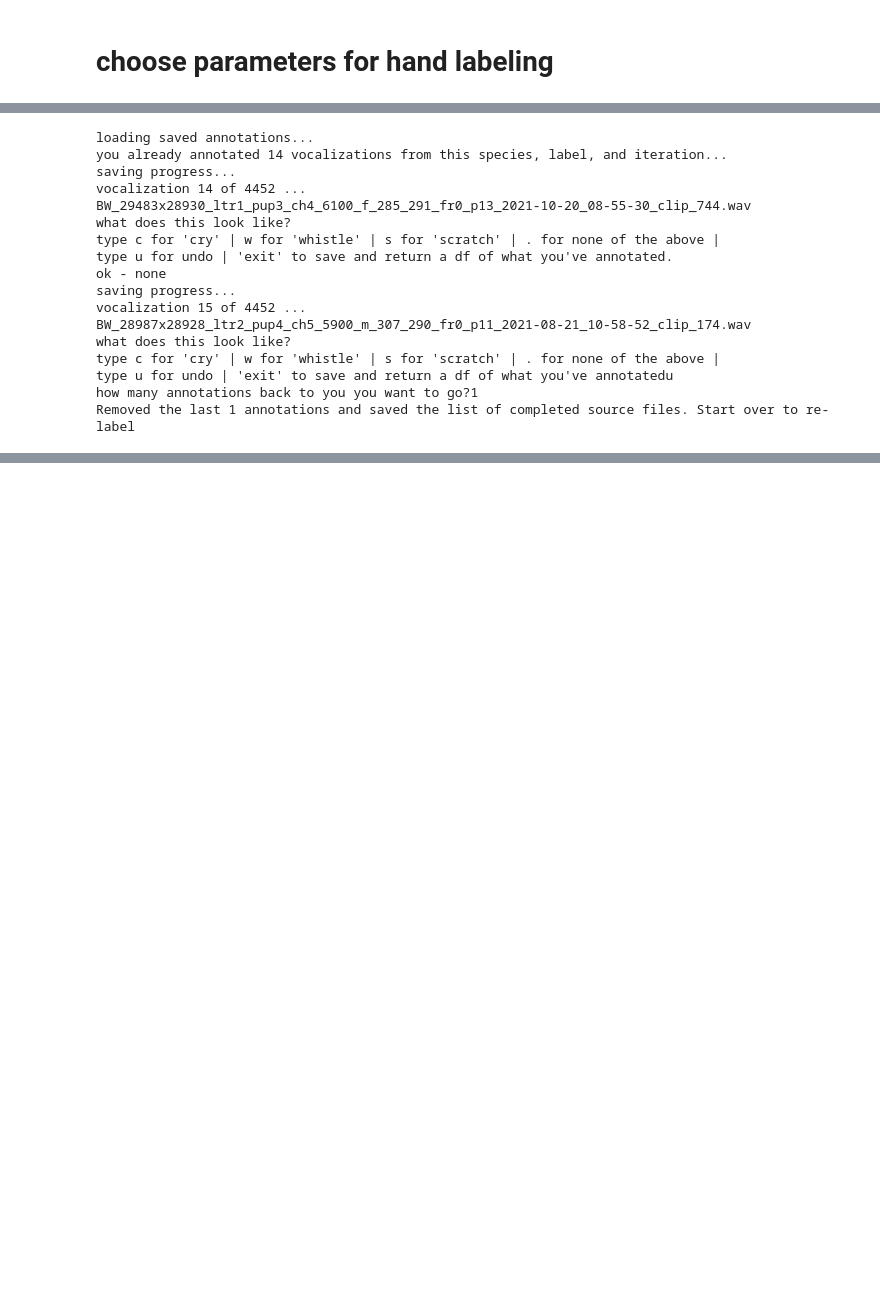
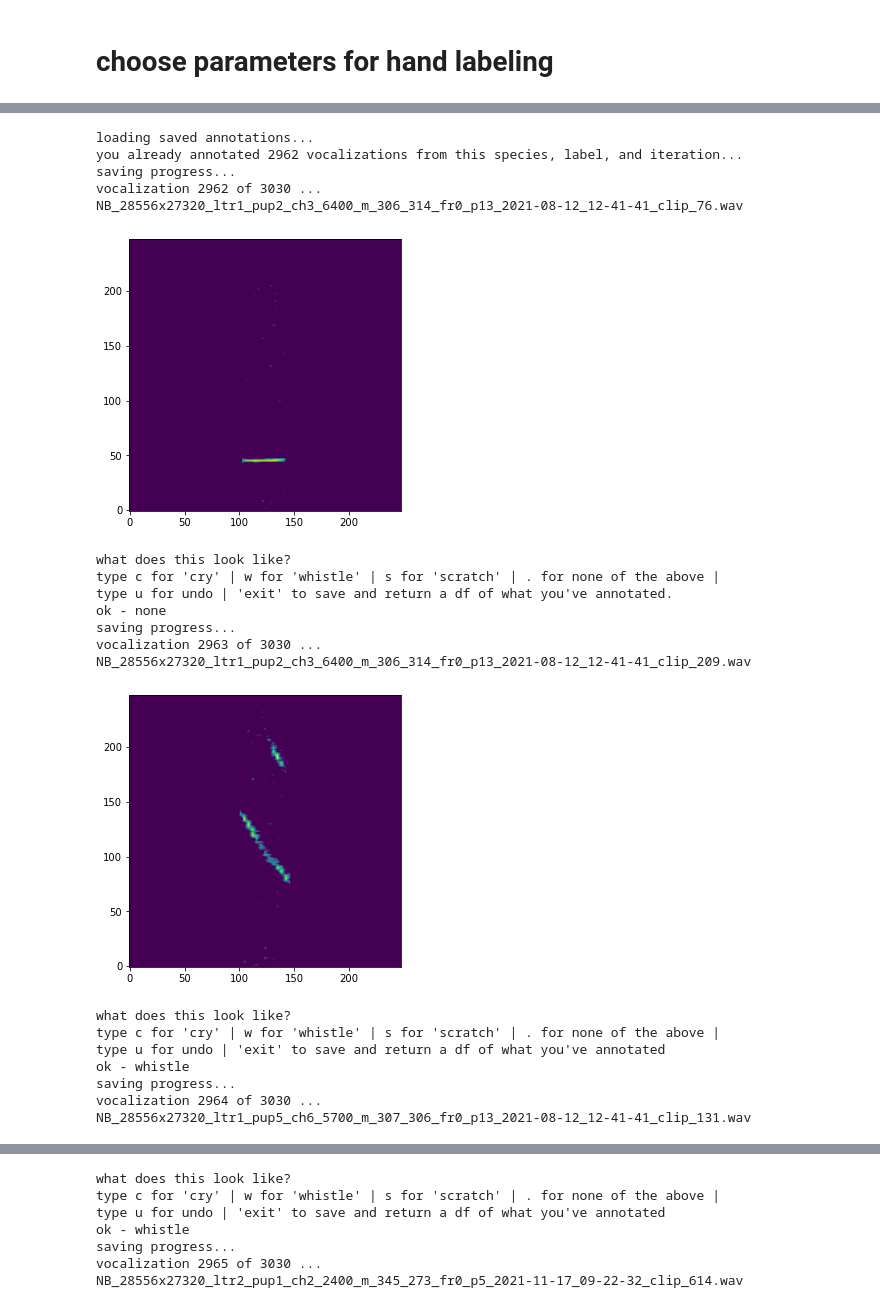
Before and after one commit to nickjourjine/peromyscus-pup-vocal-evolution, a Jupyter notebook: scripts/Annotate from UMAP.ipynb, the cells around one changed output, grey strips where cells are left out. Drawn from its saved outputs; the diff is of its cells as text; code cells hidden in the pictures; blank space fills up the shorter version.

```diff
--- a/scripts/Annotate from UMAP.ipynb
+++ b/scripts/Annotate from UMAP.ipynb
@@ -32,7 +31,8 @@ The autoreload extension is already loaded. To reload it, use:
 # %%
 # to do: put these in a paths.py file and run it
 all_wav_raw = '/n/hoekstra_lab_tier1/Users/njourjine/manuscript/audio/raw/development/'
-all_voc_clips_dirs = '/n/hoekstra_lab_tier1/Users/njourjine/manuscript/audio/clips/amplitude_segmented/final/vocalization_clips/'
+all_voc_clips_dirs = '/n/hoekstra_lab_tier1/Users/njourjine/manuscript/audio/clips/amplitude_segmentation/final/vocalization_clips/'
+all_bg_clips_dirs = '/n/hoekstra_lab_tier1/Users/njourjine/manuscript/audio/clips/amplitude_segmentation/final/background_clips/'
 test_set_path = '/n/hoekstra_lab_tier1/Users/njourjine/manuscript/audio/annotated/annotations_csv/all_annotations.csv'
 # %% [markdown]
 # generate hdbscan labels
@@ -279,7 +281,6 @@ ok - no file saved
 # %% [markdown]
 # choose parameters for hand labeling
 # %%
-# check which sampling params and iterations already exist
-print('available sampling parameters and iterations (species_label_iteration.json):')
-for i in os.listdir(params_save_dir): print('\t',i)
+# check if sampling params already exist
+print(os.listdir(params_save_dir))
 # %% [output]
@@ -402,57 +384,58 @@ plt.scatter(
 # %%
 # now hand annotate them - this is easiest if this is the last cell in the notebook - consider temporaroly moving it there
-# if you press a non-allowed key or undo, just re-reun this cell to start annotating from where you left off
 
 #for viewing specs with different param than used in embedding
 spec_params = {
     'min_freq': 5000, # minimum frequency
     'max_freq': 125000, # maximum frequency
     'nperseg': 512, # FFT
     'noverlap': 512 // 4, # FFT
     'spec_min_val': .1, # minimum log-spectrogram value - update from noise floors dataframe if noise_floors_path provided
     'fs': 250000, # audio samplerate
     'downsample_by':2, #2 means take every other pixel from the original spectrogram
+    'log_resize_scaling_factor':None,
     'fill_value': .1,
     'max_dur':.1,
     'num_time_bins':248,
     'num_freq_bins':248,
     'spec_max_val':10,
+    'interpolate':True,
     'noise_floors_path':None
 }
 
-#set paths
-in_progress_dir = '/n/hoekstra_lab_tier1/Users/njourjine/manuscript/models/das/annotations_from_umap/'+sampling_params['species']+'/annotations/in_progress/'+'hdbscanlabel'+str(sampling_params['hdbscan_label'])+'/'+str(sampling_params['sampling_iteration'])+'/'
+#interactive annotation
 non_spec_columns = ['source_file', 'umap1', 'umap2', 'label']
 df_save_dir = '/n/hoekstra_lab_tier1/Users/njourjine/manuscript/models/das/annotations_from_umap/'+sampling_params['species']+'/annotations/hdbscan_label_'+str(sampling_params['hdbscan_label'])+'/'
-df_save_name = sampling_params['species']+'_'+'hdbscan_label'+str(sampling_params['hdbscan_label'])+str(sampling_params['sampling_iteration'])+'.feather'
-
-#interactive annotation
-hand_labeled_df = annotation.annotations_from_umap(downsampled_frame = ds_df,
-                                                   num_freq_bins=128,
-                                                   num_time_bins=128,
-                                                   non_spec_columns=non_spec_columns,
-                                                   sampling_params=sampling_params,
-                                                   clips_dir=clips_dir,
-                                                   in_progress_dir = in_progress_dir,
-                                                   spec_type='from_umap',
-                                                   df_save_dir = df_save_dir,
-                                                   df_save_name = df_save_name,
-                                                   spec_params=spec_params)
+df_save_name = sampling_params['species']+'_'+'hdbscan_label'+str(sampling_params['hdbscan_label'])+'_iteration'+str(sampling_params['sampling_iteration'])+'.feather'
+hand_labeled_df = annotations_from_umap(downsampled_frame = ds_df,
+                                        num_freq_bins=128,
+                                        num_time_bins=128,
+                                        non_spec_columns=non_spec_columns,
+                                        sampling_params=sampling_params,
+                                        clips_dir=clips_dir,
+                                        spec_type='from_wav',
+                                        df_save_dir = df_save_dir,
+                                        df_save_name = df_save_name,
+                                        spec_params=spec_params)
 # %% [output]
 loading saved annotations...
-you already annotated 14 vocalizations from this species, label, and iteration...
+you already annotated 2962 vocalizations from this species, label, and iteration...
 saving progress...
-vocalization 14 of 4452 ...
-BW_29483x28930_ltr1_pup3_ch4_6100_f_285_291_fr0_p13_2021-10-20_08-55-30_clip_744.wav
-what does this look like?
-type c for 'cry' | w for 'whistle' | s for 'scratch' | . for none of the above |
-type u for undo | 'exit' to save and return a df of what you've annotated.
-ok - none
-saving progress...
-vocalization 15 of 4452 ...
-BW_28987x28928_ltr2_pup4_ch5_5900_m_307_290_fr0_p11_2021-08-21_10-58-52_clip_174.wav
-what does this look like?
-type c for 'cry' | w for 'whistle' | s for 'scratch' | . for none of the above |
-type u for undo | 'exit' to save and return a df of what you've annotatedu
-how many annotations back to you you want to go?1
-Removed the last 1 annotations and saved the list of completed source files. Start over to re-label
+vocalization 2962 of 3030 ...
+NB_28556x27320_ltr1_pup2_ch3_6400_m_306_314_fr0_p13_2021-08-12_12-41-41_clip_76.wav
+[figure, added]
+what does this look like?
+type c for 'cry' | w for 'whistle' | s for 'scratch' | . for none of the above |
+type u for undo | 'exit' to save and return a df of what you've annotated.
+ok - none
+saving progress...
+vocalization 2963 of 3030 ...
+NB_28556x27320_ltr1_pup2_ch3_6400_m_306_314_fr0_p13_2021-08-12_12-41-41_clip_209.wav
+[figure, added]
+what does this look like?
+type c for 'cry' | w for 'whistle' | s for 'scratch' | . for none of the above |
+type u for undo | 'exit' to save and return a df of what you've annotated
+ok - whistle
+saving progress...
+vocalization 2964 of 3030 ...
+NB_28556x27320_ltr1_pup5_ch6_5700_m_307_306_fr0_p13_2021-08-12_12-41-41_clip_131.wav
@@ -458,0 +443,7 @@ Removed the last 1 annotations and saved the list of completed source files. Sta
+what does this look like?
+type c for 'cry' | w for 'whistle' | s for 'scratch' | . for none of the above |
+type u for undo | 'exit' to save and return a df of what you've annotated
+ok - whistle
+saving progress...
+vocalization 2965 of 3030 ...
+NB_28556x27320_ltr2_pup1_ch2_2400_m_345_273_fr0_p5_2021-11-17_09-22-32_clip_614.wav
```
Also changed, not shown: parts of 33 cells of this notebook.
